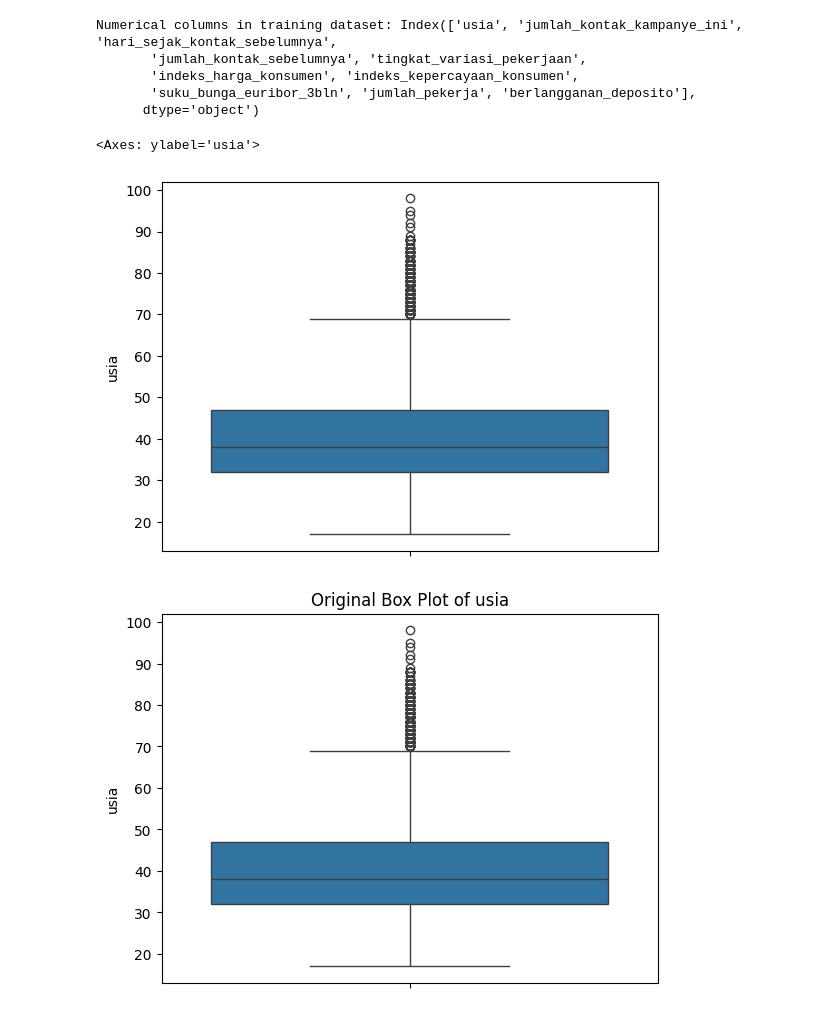
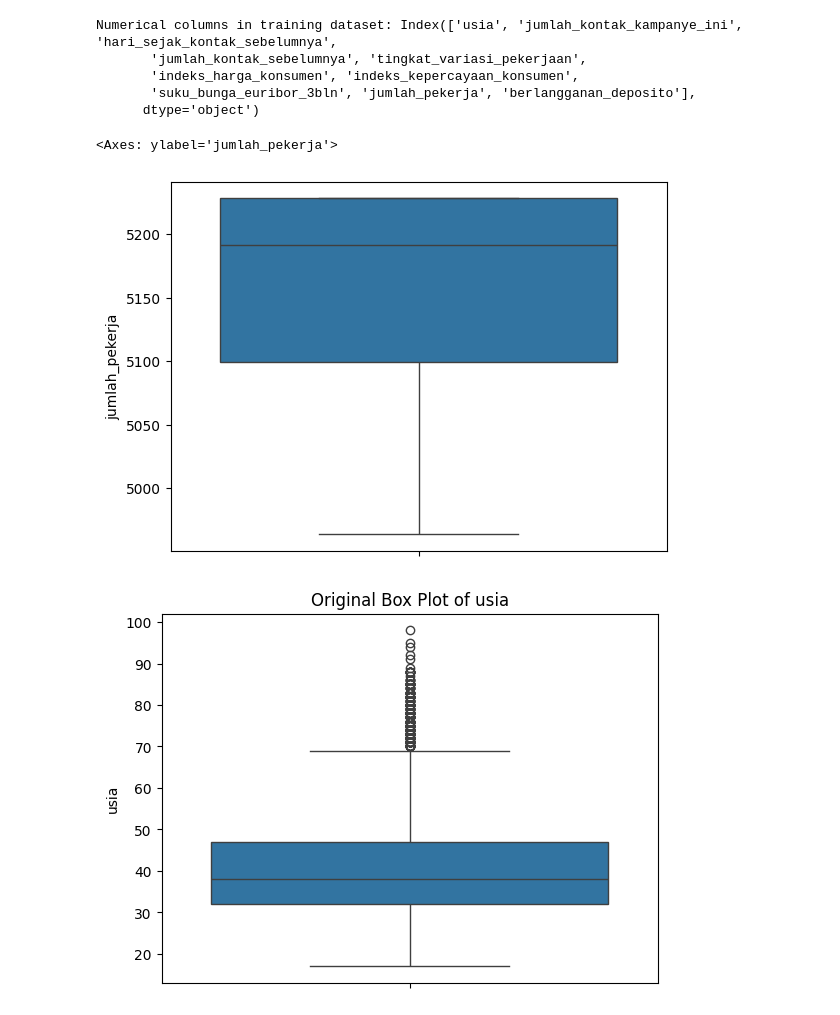
Before and after one commit to 6n6j6m/Data-Quest-Challenge-DSI, a Jupyter notebook: main.ipynb, the cells around one changed output. Drawn from its saved outputs; the diff is of its cells as text; code cells hidden in the pictures.

```diff
--- a/main.ipynb
+++ b/main.ipynb
@@ -277,10 +287,10 @@ Numerical columns in training dataset: Index(['usia', 'jumlah_kontak_kampanye_in
        'suku_bunga_euribor_3bln', 'jumlah_pekerja', 'berlangganan_deposito'],
       dtype='object')
 # %%
-sns.boxplot(train['usia'])
+sns.boxplot(train['jumlah_pekerja'])
 # %% [output]
-<Axes: ylabel='usia'>
+<Axes: ylabel='jumlah_pekerja'>
-[figure, old version]
+[figure, new version]
 # %%
 # Threshold atas
 def replace_values_above_threshold(data_train, column, threshold):
```
Also changed, not shown: parts of 18 cells of this notebook, 7 other files.
